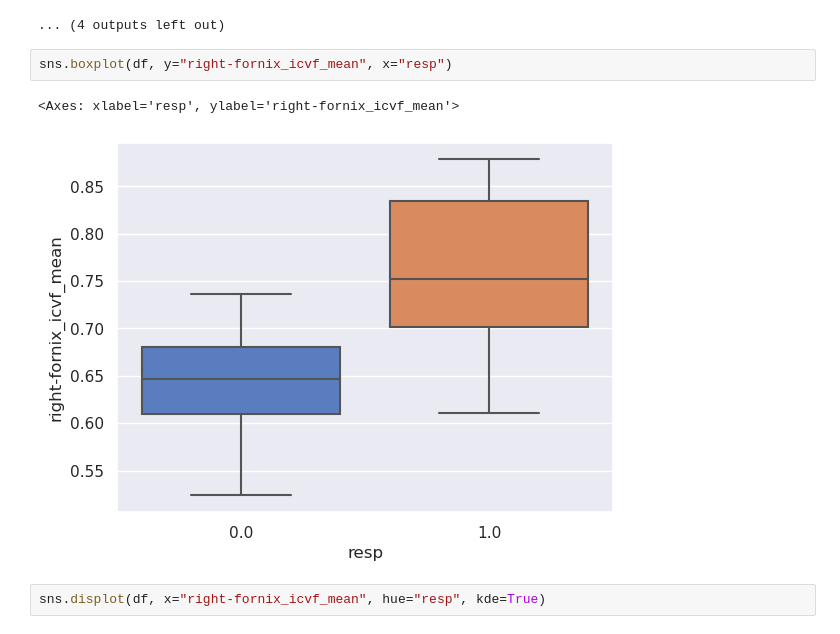
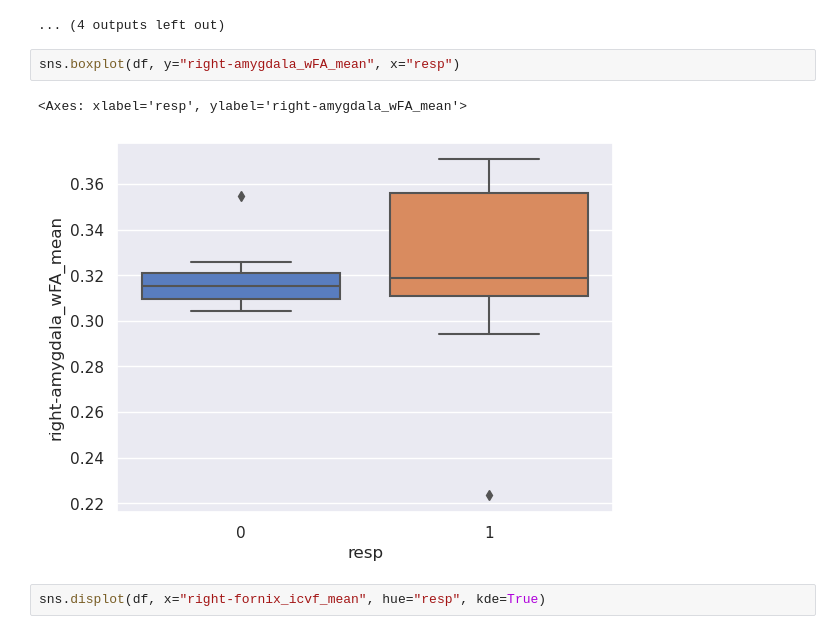
Before and after one commit to PiLAB-Medical-Imaging/TFE23-740_Epilepsy, a Jupyter notebook: src/analysis.ipynb, the cells around one changed output. Cells and saved outputs as stored; diff of their text form.

```diff
--- a/src/analysis.ipynb
+++ b/src/analysis.ipynb
@@ -515,10 +595,10 @@ for perplexity in range(2, df.shape[0]):
 [figure]
 ... (4 outputs left out)
 # %%
-sns.boxplot(df, y="right-fornix_icvf_mean", x="resp")
+sns.boxplot(df, y="right-amygdala_wFA_mean", x="resp")
 # %% [output]
-<Axes: xlabel='resp', ylabel='right-fornix_icvf_mean'>
+<Axes: xlabel='resp', ylabel='right-amygdala_wFA_mean'>
-[figure, old version]
+[figure, new version]
 # %%
 sns.displot(df, x="right-fornix_icvf_mean", hue="resp", kde=True)
 # %% [output]
```
Also changed, not shown: parts of 21 cells of this notebook, 4 other files.
